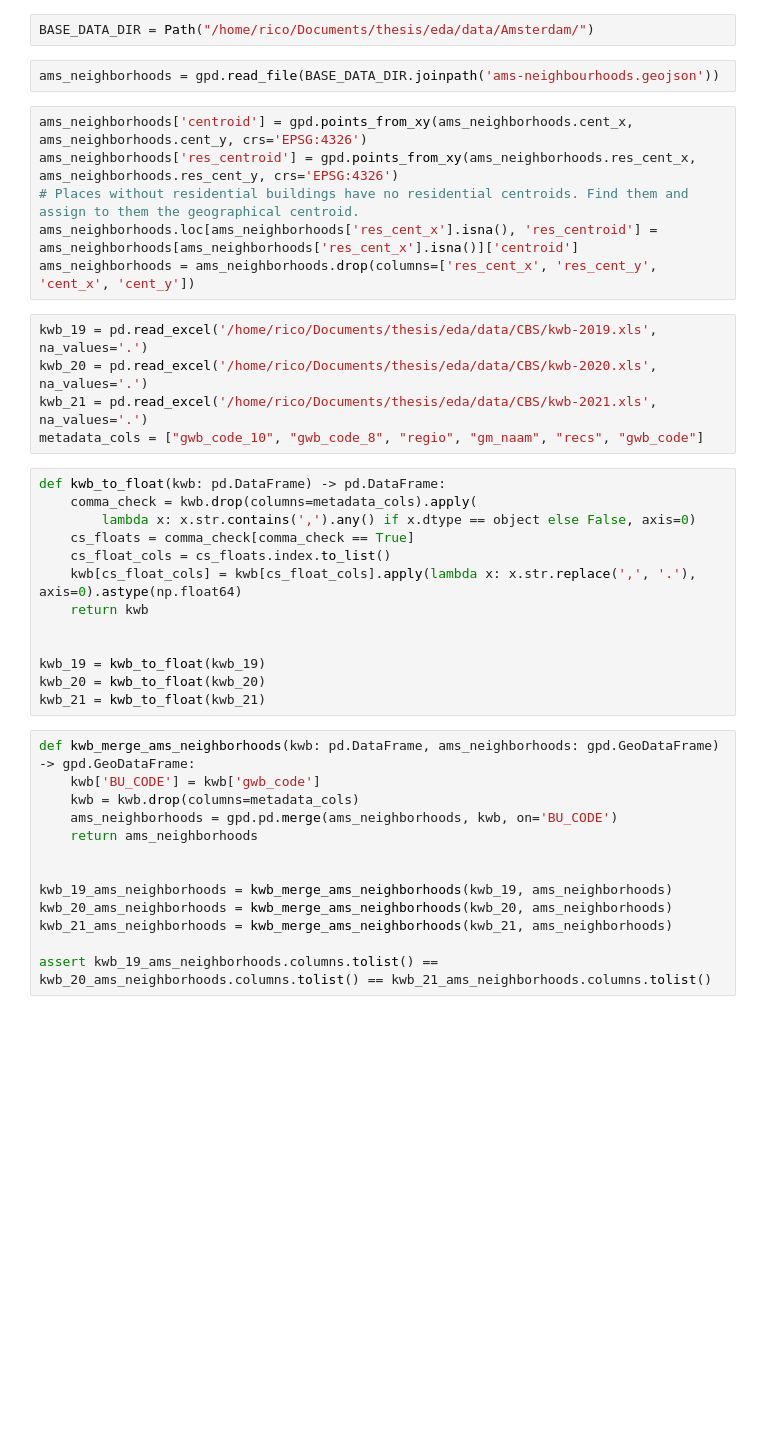
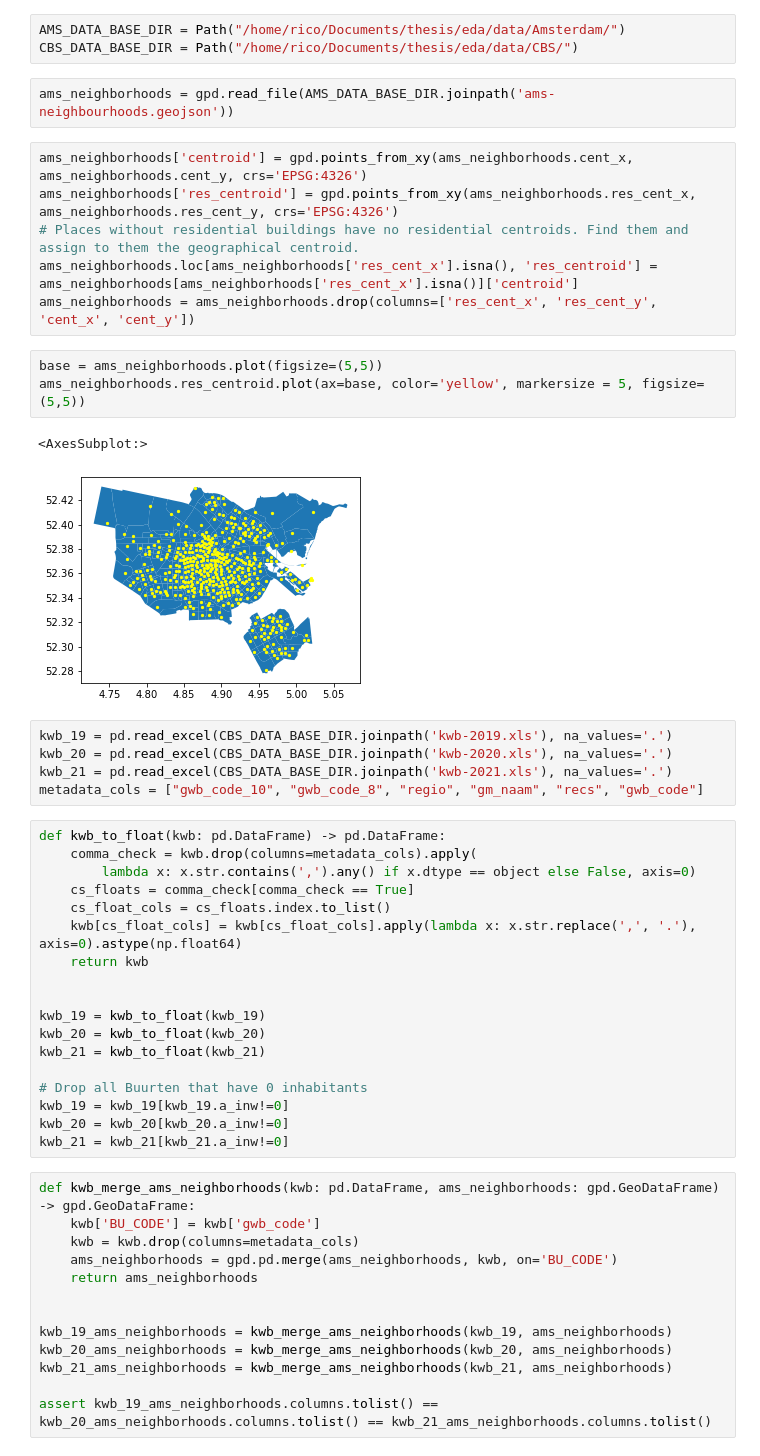
Before and after one commit to EquiCity/thesis, a Jupyter notebook: eda/notebooks/ams_neighbourhood_data_cleaning.ipynb, the cells around one changed output. Drawn from its saved outputs; the diff is of its cells as text; blank space fills up the shorter version.

```diff
--- a/eda/notebooks/ams_neighbourhood_data_cleaning.ipynb
+++ b/eda/notebooks/ams_neighbourhood_data_cleaning.ipynb
@@ -7,17 +9,24 @@ from tqdm import tqdm
 # %%
-BASE_DATA_DIR = Path("/home/rico/Documents/thesis/eda/data/Amsterdam/")
+AMS_DATA_BASE_DIR = Path("/home/rico/Documents/thesis/eda/data/Amsterdam/")
+CBS_DATA_BASE_DIR = Path("/home/rico/Documents/thesis/eda/data/CBS/")
 # %%
-ams_neighborhoods = gpd.read_file(BASE_DATA_DIR.joinpath('ams-neighbourhoods.geojson'))
+ams_neighborhoods = gpd.read_file(AMS_DATA_BASE_DIR.joinpath('ams-neighbourhoods.geojson'))
 # %%
 ams_neighborhoods['centroid'] = gpd.points_from_xy(ams_neighborhoods.cent_x, ams_neighborhoods.cent_y, crs='EPSG:4326')
 ams_neighborhoods['res_centroid'] = gpd.points_from_xy(ams_neighborhoods.res_cent_x, ams_neighborhoods.res_cent_y, crs='EPSG:4326')
 # Places without residential buildings have no residential centroids. Find them and assign to them the geographical centroid.
 ams_neighborhoods.loc[ams_neighborhoods['res_cent_x'].isna(), 'res_centroid'] = ams_neighborhoods[ams_neighborhoods['res_cent_x'].isna()]['centroid']
 ams_neighborhoods = ams_neighborhoods.drop(columns=['res_cent_x', 'res_cent_y', 'cent_x', 'cent_y'])
+# %%
+base = ams_neighborhoods.plot(figsize=(5,5))
+ams_neighborhoods.res_centroid.plot(ax=base, color='yellow', markersize = 5, figsize=(5,5))
+# %% [output]
+<AxesSubplot:>
+[figure, added]
 # %%
-kwb_19 = pd.read_excel('/home/rico/Documents/thesis/eda/data/CBS/kwb-2019.xls', na_values='.')
-kwb_20 = pd.read_excel('/home/rico/Documents/thesis/eda/data/CBS/kwb-2020.xls', na_values='.')
-kwb_21 = pd.read_excel('/home/rico/Documents/thesis/eda/data/CBS/kwb-2021.xls', na_values='.')
+kwb_19 = pd.read_excel(CBS_DATA_BASE_DIR.joinpath('kwb-2019.xls'), na_values='.')
+kwb_20 = pd.read_excel(CBS_DATA_BASE_DIR.joinpath('kwb-2020.xls'), na_values='.')
+kwb_21 = pd.read_excel(CBS_DATA_BASE_DIR.joinpath('kwb-2021.xls'), na_values='.')
 metadata_cols = ["gwb_code_10", "gwb_code_8", "regio", "gm_naam", "recs", "gwb_code"]
 # %%
 def kwb_to_float(kwb: pd.DataFrame) -> pd.DataFrame:
@@ -32,6 +41,11 @@ def kwb_to_float(kwb: pd.DataFrame) -> pd.DataFrame:
 kwb_19 = kwb_to_float(kwb_19)
 kwb_20 = kwb_to_float(kwb_20)
 kwb_21 = kwb_to_float(kwb_21)
+
+# Drop all Buurten that have 0 inhabitants
+kwb_19 = kwb_19[kwb_19.a_inw!=0]
+kwb_20 = kwb_20[kwb_20.a_inw!=0]
+kwb_21 = kwb_21[kwb_21.a_inw!=0]
 # %%
 def kwb_merge_ams_neighborhoods(kwb: pd.DataFrame, ams_neighborhoods: gpd.GeoDataFrame) -> gpd.GeoDataFrame:
     kwb['BU_CODE'] = kwb['gwb_code']
```
Also changed, not shown: parts of 11 cells of this notebook, 2 other files.
